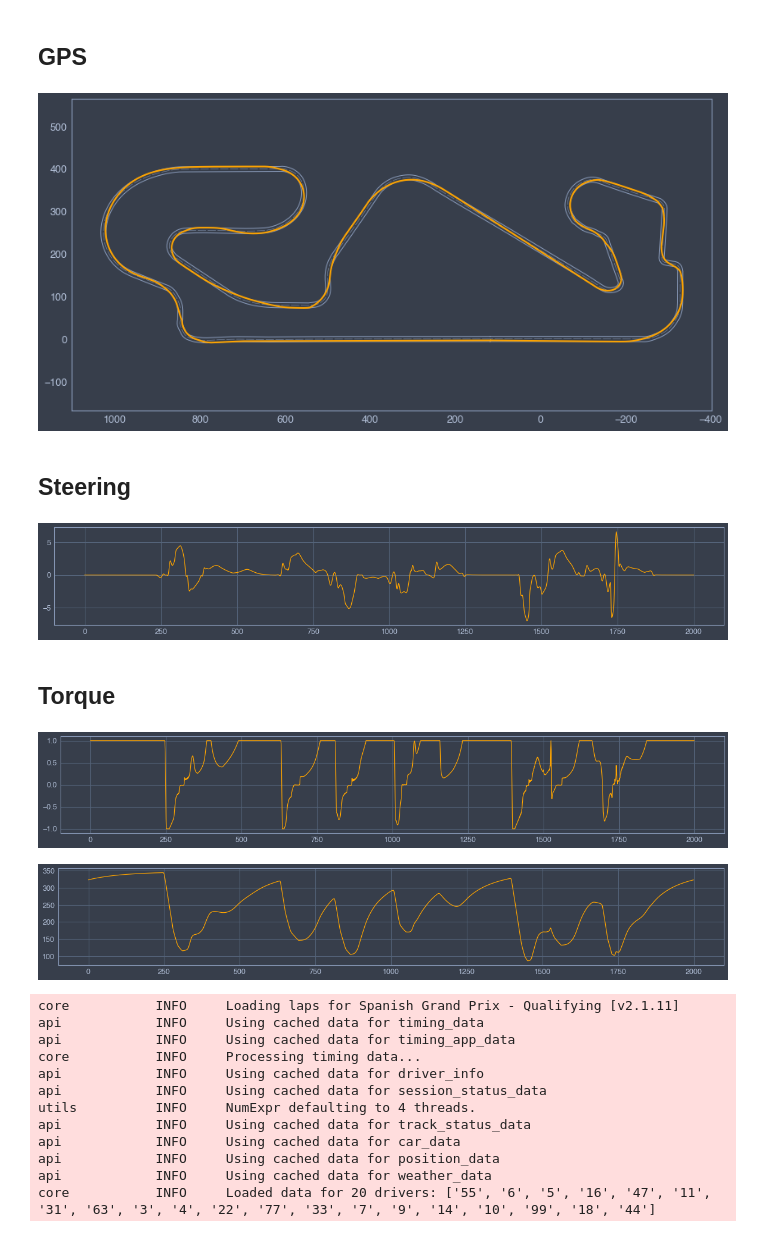
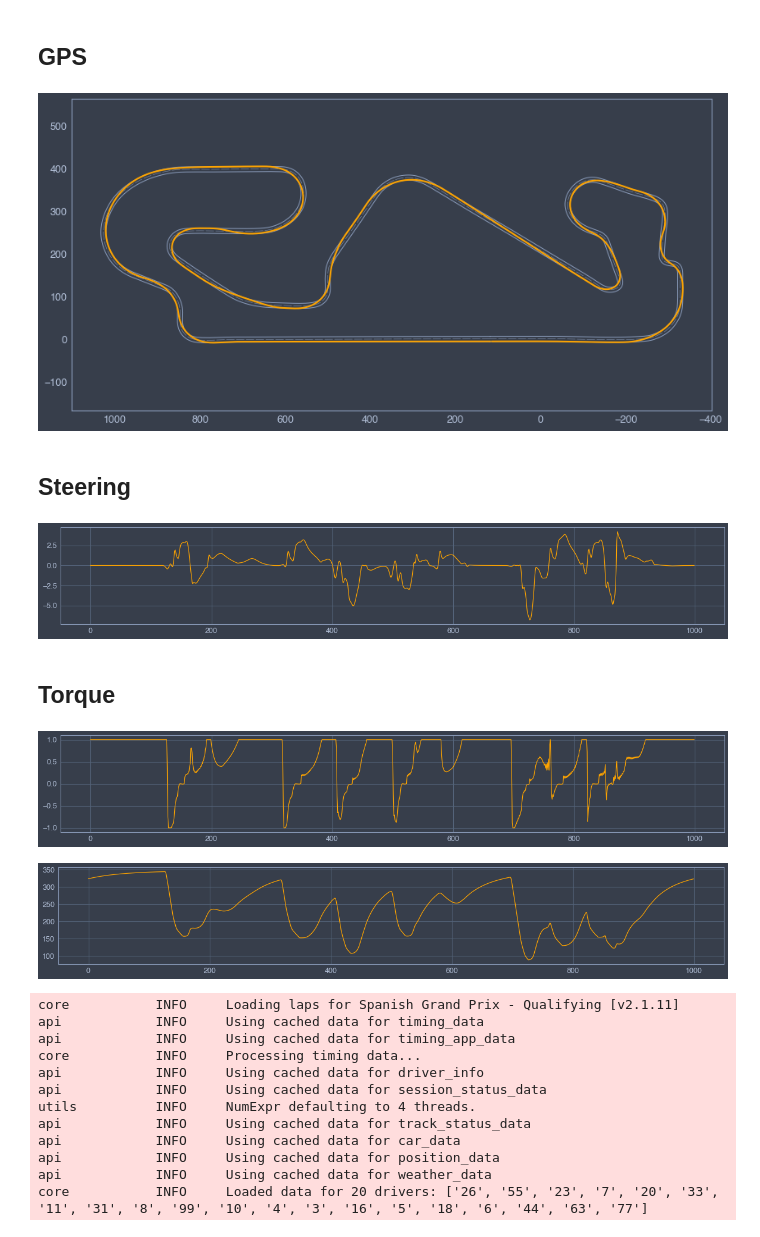
Before and after one commit to juanmanzanero/fastest-lap, a Jupyter notebook: examples/python/f1/optimal-laptime-poly/Optimal_laptime.ipynb, the cells around one changed output. Cells and saved outputs as stored; diff of their text form; code cells hidden in the pictures.

```diff
--- a/examples/python/f1/optimal-laptime-poly/Optimal_laptime.ipynb
+++ b/examples/python/f1/optimal-laptime-poly/Optimal_laptime.ipynb
@@ -13,44 +13,48 @@ from fastest_lap import KMH
 vehicle=fastest_lap.load_vehicle("../../../../database/limebeer-2014-f1.xml","car");
 # %%
 # Load track
-track=fastest_lap.load_track("../../../../database/catalunya-polyseg.xml","catalunya",1.0);
+track=fastest_lap.load_track("../../../../database/catalunya-polyseg-improved.xml","catalunya",1.0);
 # %%
 # Compute optimal laptime
-data = fastest_lap.optimal_laptime(vehicle,track,12,2000,["x","y","delta","throttle","u","s"]);
-x = data[0];
-y = data[1];
-delta = data[2];
+data = fastest_lap.optimal_laptime(vehicle,track,1000,["x","y","delta","throttle","u","s","time","psi","omega","v"]);
+x        = data[0];
+y        = data[1];
+delta    = data[2];
 throttle = data[3];
-u = data[4]
-s = data[5]
+u        = data[4]
+s        = data[5]
+time     = data[6]
+psi      = data[7]
+omega    = data[8]
+v        = data[9]
 # %% [markdown]
 ## GPS
 # %%
 import numpy as np
-fastest_lap.plot_optimal_laptime(np.array(x),y,track,6.0);
+fastest_lap.plot_optimal_laptime(np.array(x),y,track);
 plt.gca().invert_xaxis()
 # %% [output]
-[figure, old version]
+[figure, new version]
 # %% [markdown]
 ## Steering
 # %%
 plt.figure(figsize=(20,3))
 plt.plot(np.array(delta)*180.0/3.14,color="orange");
 # %% [output]
-[figure, old version]
+[figure, new version]
 # %% [markdown]
 ## Torque
 # %%
 plt.figure(figsize=(20,3))
 plt.plot(throttle,color="orange");
 # %% [output]
-[figure, old version]
+[figure, new version]
 # %%
 import numpy as np
 plt.figure(figsize=(20,3))
 plt.plot(np.array(u)*3.6,color="orange");
 # %% [output]
-[figure, old version]
+[figure, new version]
 # %%
 
 """Overlaying speed traces of two laps
@@ -70,7 +74,7 @@ fastf1.Cache.enable_cache('.')  # replace with your cache directory
 fastf1.plotting.setup_mpl()
 
 # load a session and its telemetry data
-quali = fastf1.get_session(2021, 'Spanish Grand Prix', 'Q')
+quali = fastf1.get_session(2020, 'Spanish Grand Prix', 'Q')
 laps = quali.load_laps(with_telemetry=True)
 
 
@@ -105,7 +109,7 @@ api            INFO     Using cached data for track_status_data
 api            INFO     Using cached data for car_data
 api            INFO     Using cached data for position_data
 api            INFO     Using cached data for weather_data
-core           INFO     Loaded data for 20 drivers: ['55', '6', '5', '16', '47', '11', '31', '63', '3', '4', '22', '77', '33', '7', '9', '14', '10', '99', '18', '44']
+core           INFO     Loaded data for 20 drivers: ['26', '55', '23', '7', '20', '33', '11', '31', '8', '99', '10', '4', '3', '16', '5', '18', '6', '44', '63', '77']
 # %%
 
 fig, ax = plt.subplots(figsize=(20,5))
```
Also changed, not shown: parts of 3 cells of this notebook, 17 other files.
